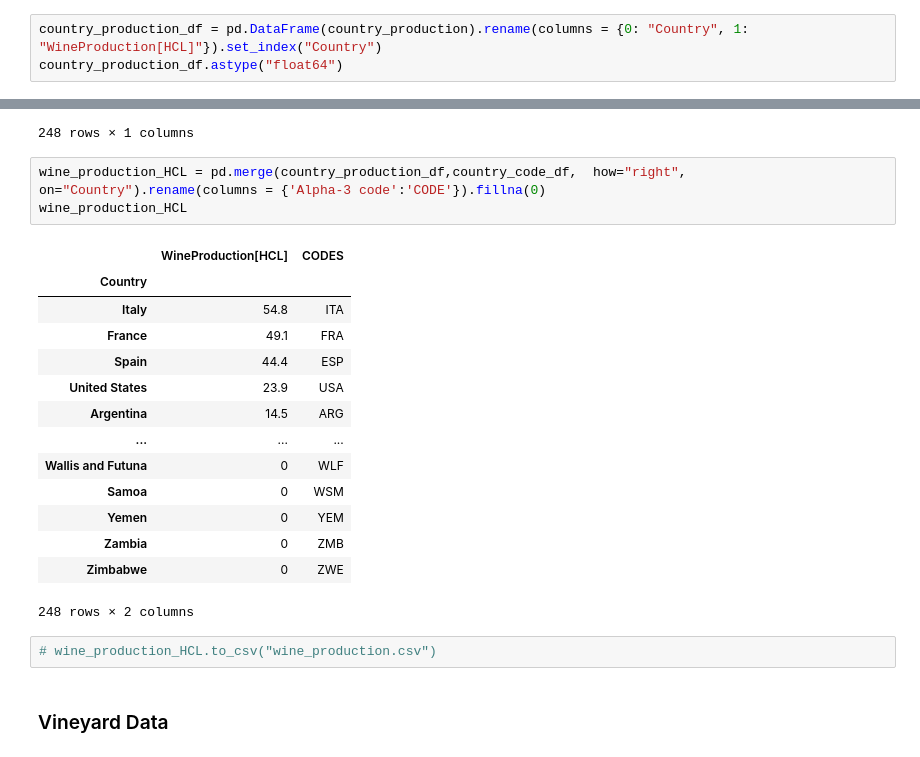
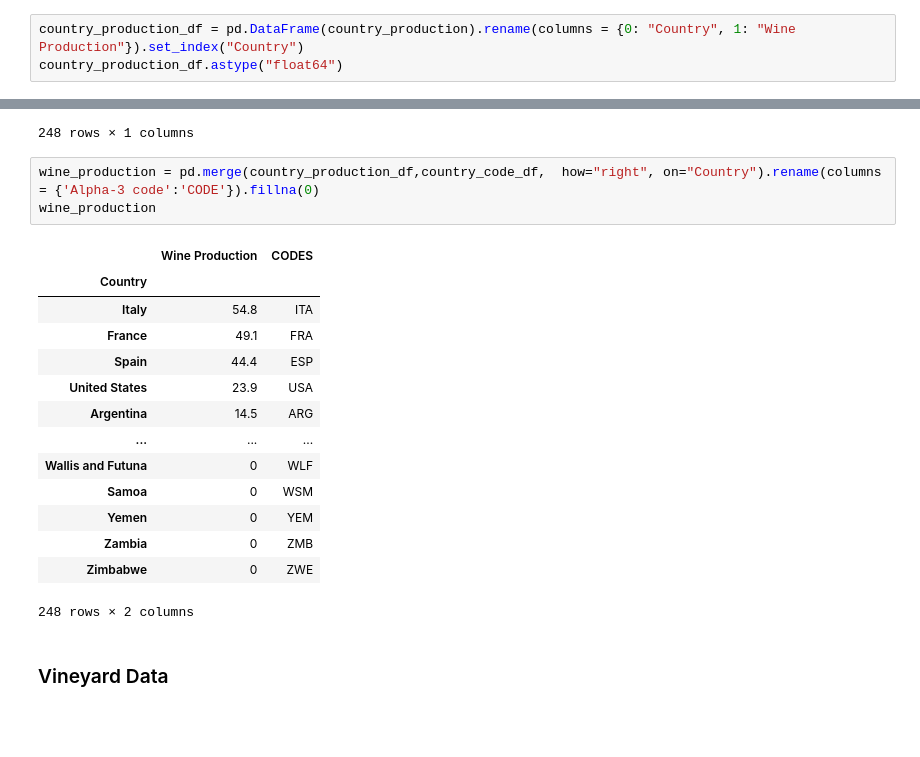
Before and after one commit to SaifeelMomin/PocketSom, a Jupyter notebook: world_wine/wine_regions.ipynb, the cells around one changed output, grey strips where cells are left out. Cells and saved outputs as stored; diff of their text form; blank space fills up the shorter version.

```diff
--- a/world_wine/wine_regions.ipynb
+++ b/world_wine/wine_regions.ipynb
@@ -41,6 +41,6 @@ for country in items:
 country_production = country1 + country2
 # country_production
 # %%
-country_production_df = pd.DataFrame(country_production).rename(columns = {0: "Country", 1: "WineProduction[HCL]"}).set_index("Country")
+country_production_df = pd.DataFrame(country_production).rename(columns = {0: "Country", 1: "Wine Production"}).set_index("Country")
 country_production_df.astype("float64")
 # %% [output]
@@ -110,10 +110,10 @@ country_code_df
 | Zimbabwe | ZWE |
 248 rows × 1 columns
 # %%
-wine_production_HCL = pd.merge(country_production_df,country_code_df,  how="right", on="Country").rename(columns = {'Alpha-3 code':'CODE'}).fillna(0)
-wine_production_HCL
+wine_production = pd.merge(country_production_df,country_code_df,  how="right", on="Country").rename(columns = {'Alpha-3 code':'CODE'}).fillna(0)
+wine_production
 # %% [output]
-|  | WineProduction[HCL] | CODES |
+|  | Wine Production | CODES |
 | Country |  |  |
 | Italy | 54.8 | ITA |
 | France | 49.1 | FRA |
@@ -127,8 +127,6 @@ wine_production_HCL
 | Zambia | 0 | ZMB |
 | Zimbabwe | 0 | ZWE |
 248 rows × 2 columns
-# %%
-# wine_production_HCL.to_csv("wine_production.csv")
 # %% [markdown]
 ### Vineyard Data
 # %%
```
Also changed, not shown: parts of 9 cells of this notebook, 3 other files.
